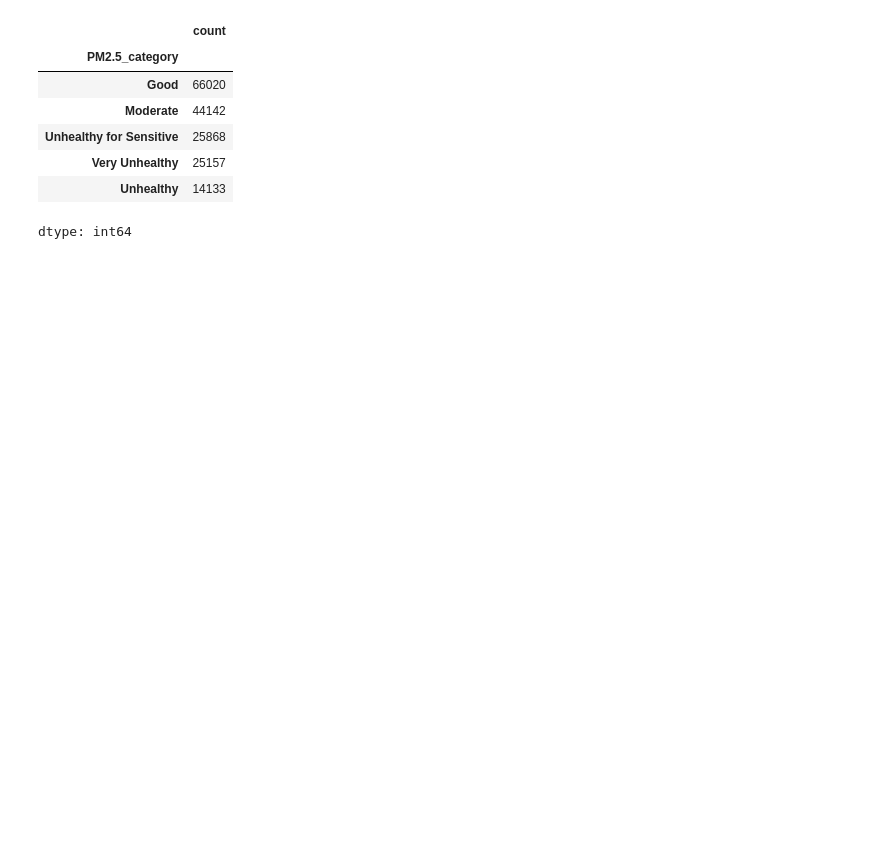
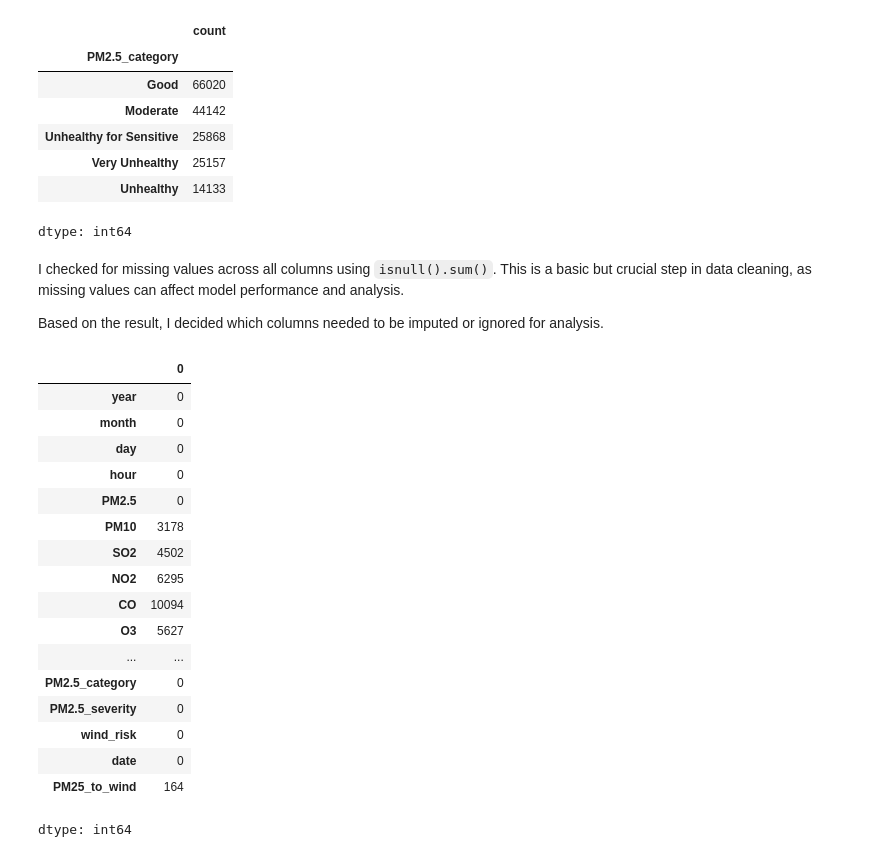
Before and after one commit to Sher-win/Programming-with-Data-Analysis, a Jupyter notebook: Data_Analytics_Project.ipynb, the cells around one changed output. Cells and saved outputs as stored; diff of their text form; code cells hidden in the pictures; blank space fills up the shorter version.

```diff
--- a/Data_Analytics_Project.ipynb
+++ b/Data_Analytics_Project.ipynb
@@ -395,3 +399,28 @@ df['PM2.5_category'].value_counts()
 | Very Unhealthy | 25157 |
 | Unhealthy | 14133 |
 dtype: int64
+# %% [markdown]
+I checked for missing values across all columns using `isnull().sum()`. This is a basic but crucial step in data cleaning, as missing values can affect model performance and analysis.
+
+Based on the result, I decided which columns needed to be imputed or ignored for analysis.
+# %%
+df.isnull().sum()
+# %% [output]
+|  | 0 |
+| year | 0 |
+| month | 0 |
+| day | 0 |
+| hour | 0 |
+| PM2.5 | 0 |
+| PM10 | 3178 |
+| SO2 | 4502 |
+| NO2 | 6295 |
+| CO | 10094 |
+| O3 | 5627 |
+| ... | ... |
+| PM2.5_category | 0 |
+| PM2.5_severity | 0 |
+| wind_risk | 0 |
+| date | 0 |
+| PM25_to_wind | 164 |
+dtype: int64
```
Also changed, not shown: parts of 5 cells of this notebook.
